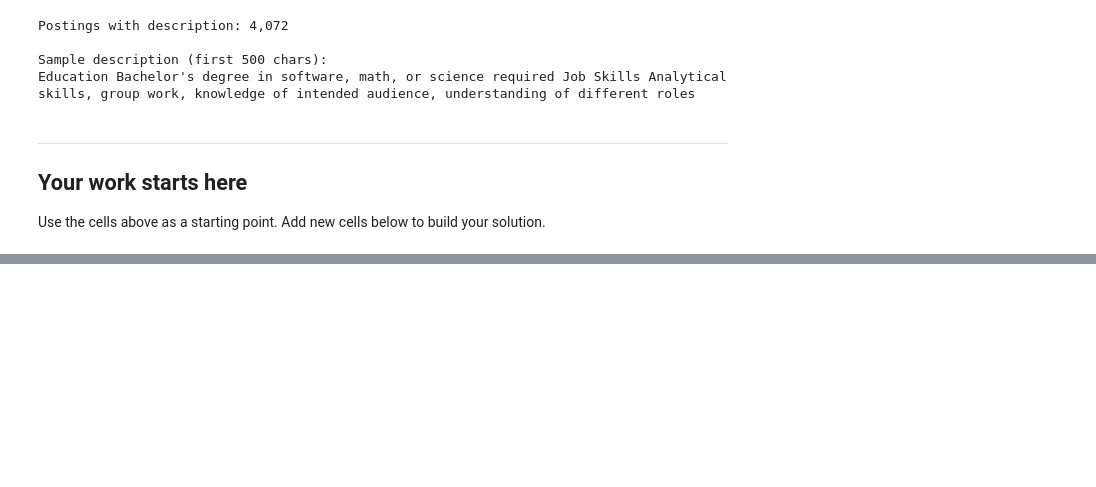
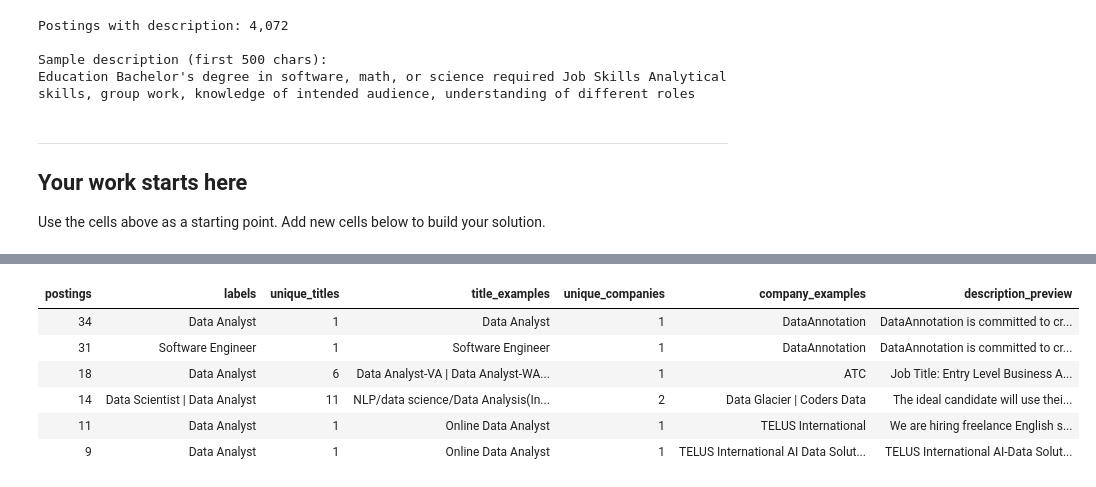
Before and after one commit to Tyainss/job-posting-nlp, a Jupyter notebook: job_posting_nlp_take_home_task.ipynb, the cells around one changed output, grey strips where cells are left out. Saved outputs shown, nothing was run; the diff lists cells and outputs as text; code cells hidden in the pictures; blank space fills up the shorter version.

```diff
--- a/job_posting_nlp_take_home_task.ipynb
+++ b/job_posting_nlp_take_home_task.ipynb
@@ -250,0 +1007,59 @@ Use the cells above as a starting point. Add new cells below to build your solut
+# %%
+# Keep the displayed values short when a group contains many
+# different titles, labels or companies.
+def summarize_unique(values, max_values=3):
+    unique_values = pd.unique(values.dropna())
+
+    summary = " | ".join(
+        map(str, unique_values[:max_values])
+    )
+
+    if len(unique_values) > max_values:
+        summary = f"{summary} | ..."
+
+    return summary
+
+
+largest_duplicate_groups = (
+    duplicate_postings
+    .groupby("description")
+    .agg(
+        postings=("job_id", "size"),
+        labels=("role_category", summarize_unique),
+        unique_titles=("title", "nunique"),
+        title_examples=("title", summarize_unique),
+        unique_companies=("company_id", "nunique"),
+        company_examples=("company_name", summarize_unique),
+    )
+    .sort_values("postings", ascending=False)
+    .head(6)
+    .reset_index()
+)
+
+largest_duplicate_groups["description_preview"] = (
+    largest_duplicate_groups["description"]
+    .str.replace(r"\s+", " ", regex=True)
+    .str.slice(0, 180)
+)
+
+display(
+    largest_duplicate_groups[
+        [
+            "postings",
+            "labels",
+            "unique_titles",
+            "title_examples",
+            "unique_companies",
+            "company_examples",
+            "description_preview",
+        ]
+    ].style.hide(axis="index")
+)
+# %% [output]
+| postings | labels | unique_titles | title_examples | unique_companies | company_examples | description_preview |
+| 34 | Data Analyst | 1 | Data Analyst | 1 | DataAnnotation | DataAnnotation is committed to cr... |
+| 31 | Software Engineer | 1 | Software Engineer | 1 | DataAnnotation | DataAnnotation is committed to cr... |
+| 18 | Data Analyst | 6 | Data Analyst-VA | Data Analyst-WA... | 1 | ATC | Job Title: Entry Level Business A... |
+| 14 | Data Scientist | Data Analyst | 11 | NLP/data science/Data Analysis(In... | 2 | Data Glacier | Coders Data | The ideal candidate will use thei... |
+| 11 | Data Analyst | 1 | Online Data Analyst | 1 | TELUS International | We are hiring freelance English s... |
+| 9 | Data Analyst | 1 | Online Data Analyst | 1 | TELUS International AI Data Solut... | TELUS International AI-Data Solut... |
```
Also changed, not shown: parts of 34 cells of this notebook.
